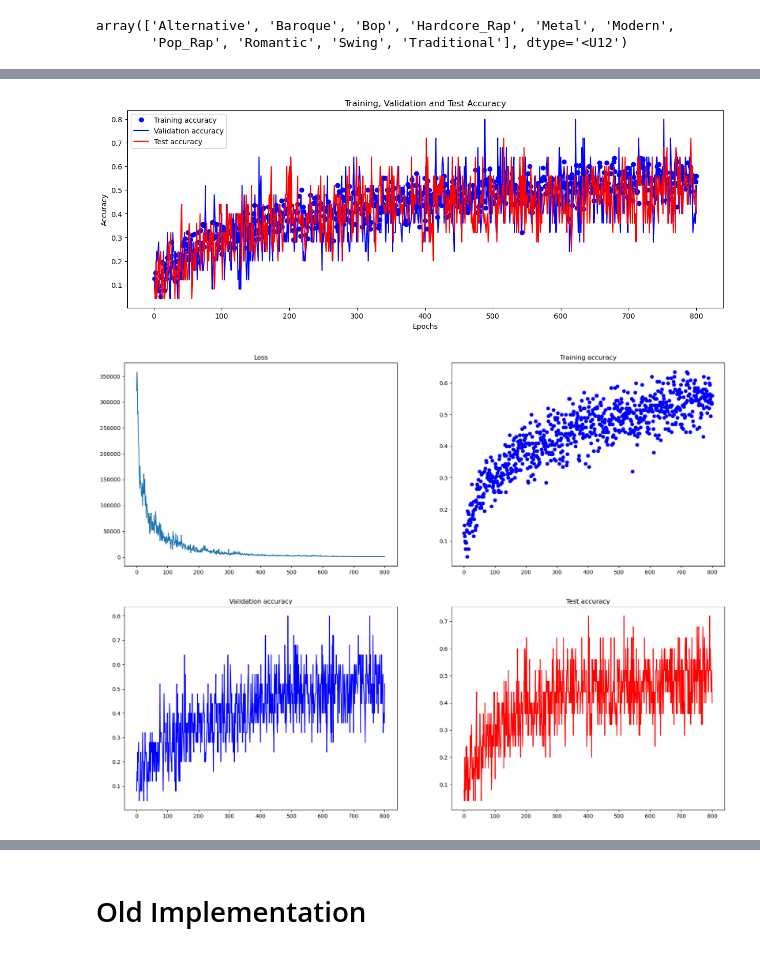
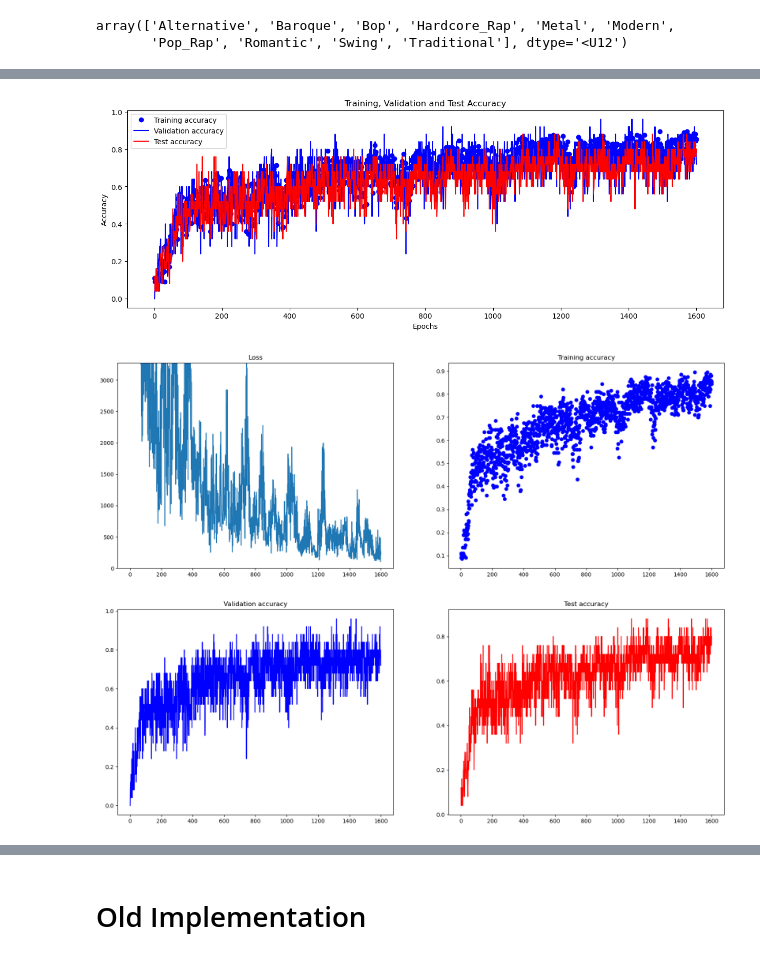
Before and after one commit to KottonP/midi2vec-master, a Jupyter notebook: Slac Hetero Graph.ipynb, the cells around one changed output, grey strips where cells are left out. Saved outputs shown, nothing was run; the diff lists cells and outputs as text; code cells hidden in the pictures.

```diff
--- a/Slac Hetero Graph.ipynb
+++ b/Slac Hetero Graph.ipynb
@@ -264,0 +241,5 @@ GraphModule(
+# %%
+model_5 = models.GraphSAGE(in_channels=-1, hidden_channels=64, num_layers=2, out_channels=len(set(lb.classes_)))
+model_5 = to_hetero(model_5, H_5.metadata(), aggr='sum')
+model_5.to(device)
+# model_5 = torch_geometric.compile(model_5)
@@ -291,7 +289,7 @@ def test5():
 acc_lists = {'train': [], 'val': [], 'test': []}
 loss_list = []
 
-for epoch in range(1, 401):
+for epoch in range(1, 801):
     loss = train5()
     train_acc, val_acc, test_acc = test5()
 
@@ -440,7 +439,7 @@ HeteroData(
   (pitch, rev_contains, note_group)={ edge_index=[2, 438484] }
 )
 # %%
-model_10 = GCN(hidden_channels=64, out_channels=len(set(lb_10.classes_)), drop_layer=True)
+model_10 = models.GraphSAGE(in_channels=-1, hidden_channels=64, num_layers=2, out_channels=len(set(lb_10.classes_)))
 model_10 = to_hetero(model_10, H_10.metadata(), aggr='sum')
 model_10.to(device)
 # %% [output]
@@ -486,7 +485,7 @@ def test10():
 # %%
 acc_lists = {'train': [], 'val': [], 'test': []}
 loss_list = []
-for epoch in range(1, 801):
+for epoch in range(1, 1601):
     loss = train10()
     train_acc, val_acc, test_acc = test10()
 
@@ -519,11 +518,11 @@ Epoch: 800, Loss: 686.3533, Train: 0.5600, Val: 0.5200, Test: 0.4000
 # %%
-plot_graph(acc_lists)
+plot_graph(acc_lists, ".\slac\\figures\slac_10_tvt.png")
 # %% [output]
-[figure, old version]
+[figure, new version]
 # %%
-plot_4graphs(loss_list, acc_lists)
+plot_4graphs(loss_list, acc_lists, 400, ".\slac\\figures\slac_10_sub.png")
 # %% [output]
-[figure, old version]
+[figure, new version]
 # %%
 mask = H_10['MIDI'].test_mask
 
```
Also changed, not shown: parts of 21 cells of this notebook, 4 other files.
